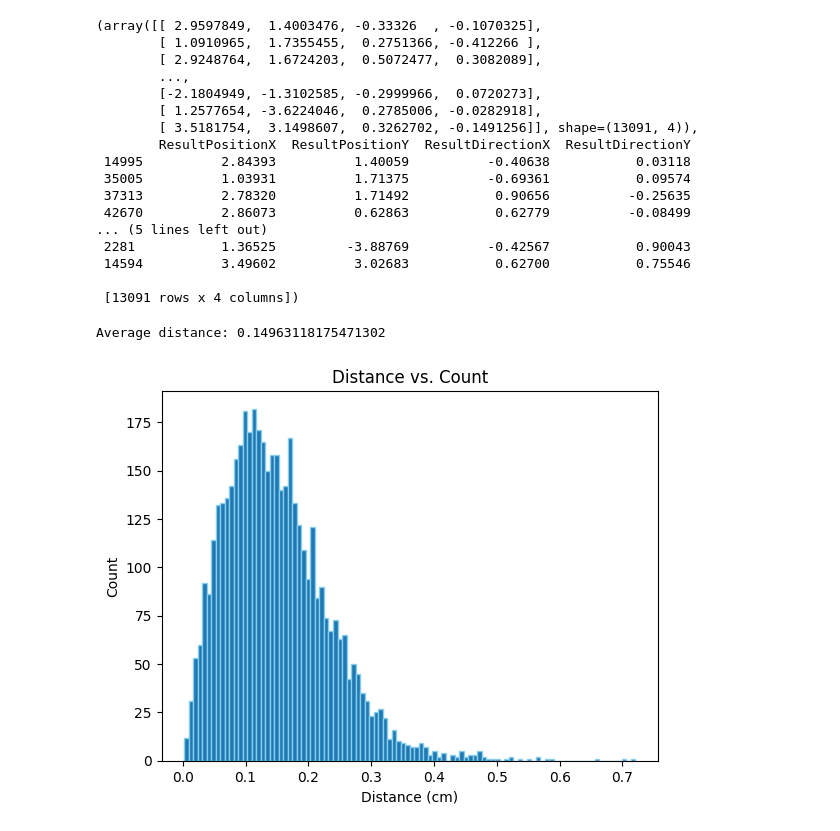
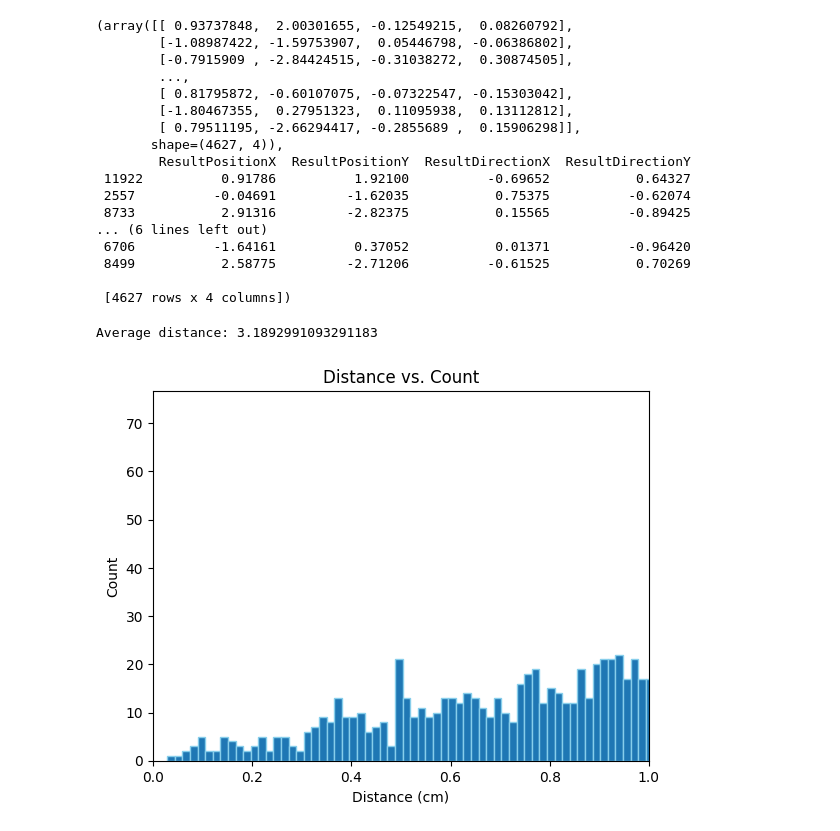
Before and after one commit to arj-shriv/COSI, a Jupyter notebook: random_forests.ipynb, the cells around one changed output. Drawn from its saved outputs; the diff is of its cells as text; code cells hidden in the pictures.

Commit message:
made random forest more verbose

```diff
--- a/random_forests.ipynb
+++ b/random_forests.ipynb
@@ -9,4 +11,4 @@ from matplotlib import pyplot as plt
 # %%
-data = pd.read_csv("output_x2_y1.csv")
+data = pd.read_csv("output_x3_y2.csv")
 data
 # %% [output]
@@ -26,6 +28,13 @@ data
 # %%
 # feature_cols = ["XStripID1", "XStripID2", "XStripID3", "YStripID1", "YStripID2", "XStripEnergy1", "XStripEnergy2", "XStripEnergy3", "YStripEnergy1", "YStripEnergy2"]
-feature_cols = ["XStripID1", "XStripID2", "YStripID1", "XStripEnergy1", "XStripEnergy2", "YStripEnergy1"]
+# feature_cols = ["XStripID1", "XStripID2", "YStripID1", "XStripEnergy1", "XStripEnergy2", "YStripEnergy1"]
+feature_cols = []
+for label in data.columns:
+    if label[0] == "X" or label[0] == "Y":
+        feature_cols.append(label)
+    elif label[0] == "R":
+        break
+
 label_cols = ["ResultPositionX", "ResultPositionY", "ResultDirectionX", "ResultDirectionY"]
 x = data[feature_cols]
 y = data[label_cols]
@@ -51,8 +61,9 @@ x, y
 # %%
 x_train, x_test, y_train, y_test = train_test_split(x, y, test_size = 0.3, random_state = 12345)
 # %%
-multi_output_rf = RandomForestRegressor(n_estimators=100, random_state=12345)
+
+multi_output_rf = RandomForestRegressor(n_estimators=400, random_state=12345, verbose=1)
 multi_output_rf.fit(
-    x_train, y_train,
+    x_train, y_train
 )
 # %% [output]
@@ -62,23 +75,23 @@ y_pred = multi_output_rf.predict(x_test)
 # %%
 y_pred, y_test
 # %% [output]
-(array([[ 2.9597849,  1.4003476, -0.33326  , -0.1070325],
-        [ 1.0910965,  1.7355455,  0.2751366, -0.412266 ],
-        [ 2.9248764,  1.6724203,  0.5072477,  0.3082089],
+(array([[ 0.93737848,  2.00301655, -0.12549215,  0.08260792],
+        [-1.08987422, -1.59753907,  0.05446798, -0.06386802],
+        [-0.7915909 , -2.84424515, -0.31038272,  0.30874505],
         ...,
-        [-2.1804949, -1.3102585, -0.2999966,  0.0720273],
-        [ 1.2577654, -3.6224046,  0.2785006, -0.0282918],
-        [ 3.5181754,  3.1498607,  0.3262702, -0.1491256]], shape=(13091, 4)),
+        [ 0.81795872, -0.60107075, -0.07322547, -0.15303042],
+        [-1.80467355,  0.27951323,  0.11095938,  0.13112812],
+        [ 0.79511195, -2.66294417, -0.2855689 ,  0.15906298]],
+       shape=(4627, 4)),
         ResultPositionX  ResultPositionY  ResultDirectionX  ResultDirectionY
- 14995          2.84393          1.40059          -0.40638           0.03118
- 35005          1.03931          1.71375          -0.69361           0.09574
- 37313          2.78320          1.71492           0.90656          -0.25635
- 42670          2.86073          0.62863           0.62779          -0.08499
-... (5 lines left out)
- 2281           1.36525         -3.88769          -0.42567           0.90043
- 14594          3.49602          3.02683           0.62700           0.75546
+ 11922          0.91786          1.92100          -0.69652           0.64327
+ 2557          -0.04691         -1.62035           0.75375          -0.62074
+ 8733           2.91316         -2.82375           0.15565          -0.89425
+... (6 lines left out)
+ 6706          -1.64161          0.37052           0.01371          -0.96420
+ 8499           2.58775         -2.71206          -0.61525           0.70269
 
- [13091 rows x 4 columns])
+ [4627 rows x 4 columns])
 # %%
 distance = []
 direction = []
@@ -94,17 +107,17 @@ for i in range(len(y_test)):
     direction.append(math.degrees(math.acos(dp / mag1 / mag2)) * random.choice([1, -1]))
 # %%
 print("Average distance:", np.average(distance))
-plt.hist(distance, bins=100, edgecolor='skyblue')
+plt.hist(distance, bins=500, edgecolor='skyblue')
 bottom, top = plt.ylim()
 # plt.ylim(0, 10)
-# plt.xlim(0, 1)
+plt.xlim(0, 1)
 plt.xlabel('Distance (cm)')
 plt.ylabel('Count')
 plt.title('Distance vs. Count')
 plt.show()
 # %% [output]
-Average distance: 0.14963118175471302
+Average distance: 3.1892991093291183
-[figure, old version]
+[figure, new version]
 # %%
 print("Average direction:", np.average(direction))
 plt.hist(direction, bins=100, edgecolor='skyblue')
```
Also changed, not shown: parts of 5 cells of this notebook, 2 other files.
